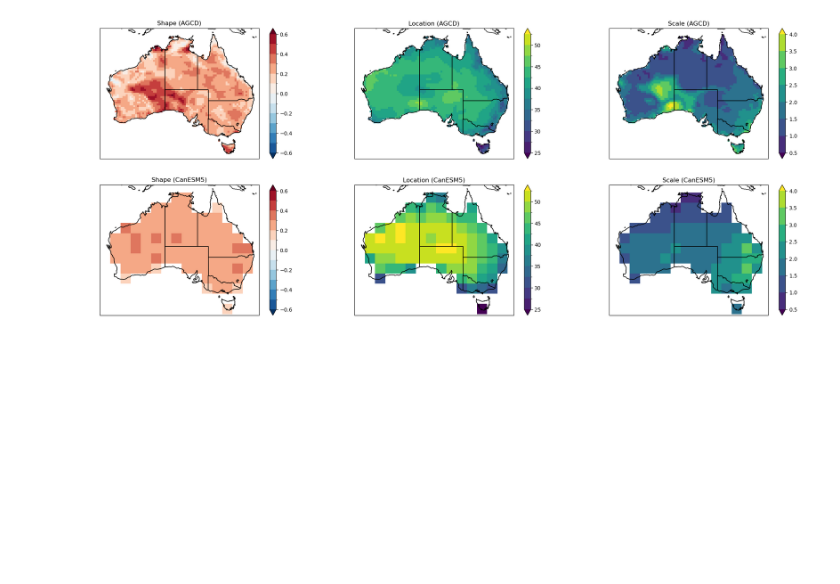
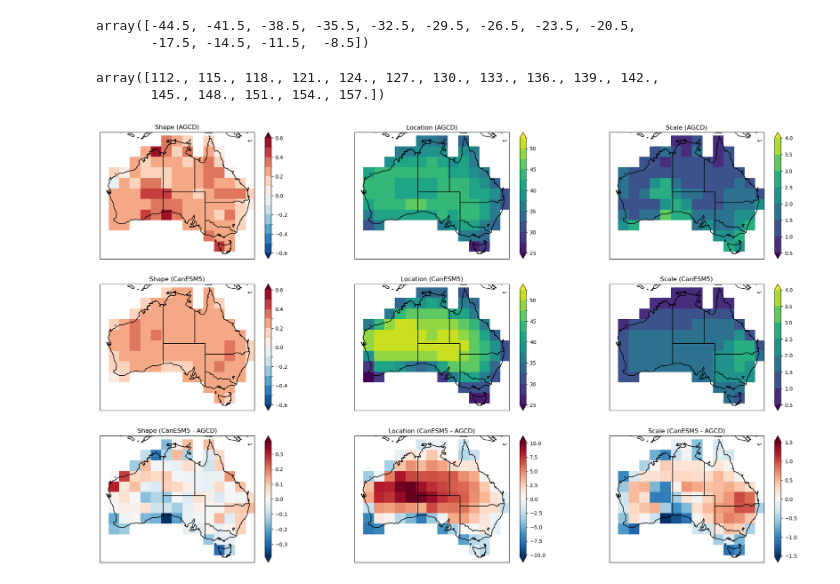
Before and after one commit to AusClimateService/unseen-projects, a Jupyter notebook: project-bias/gev_params.ipynb, the cells around one changed output. Cells and saved outputs as stored; diff of their text form; code cells hidden in the pictures; blank space fills up the shorter version.

Commit message:
Add regridded 3x3 TXx data

```diff
--- a/project-bias/gev_params.ipynb
+++ b/project-bias/gev_params.ipynb
@@ -48,22 +34,41 @@ da_obs = clip_data(ds_obs['tasmax'], shape)
+# %%
+da_obs = mask_ocean(ds_obs['tasmax'])
 # %%
 gev_obs = eva.fit_gev(da_obs)
 gev_obs = gev_obs.compute()
 # %%
-txx_model_file = '/Users/irv033/Desktop/txx_CanESM5-dcppA-hindcast_196101-201701_annual-jul-to-jun_aus.nc'
+#txx_model_file = '/Users/irv033/Desktop/txx_CanESM5-dcppA-hindcast_196101-201701_annual-jul-to-jun_aus.nc'
+txx_model_file = '/Users/irv033/Desktop/txx_CanESM5-dcppA-hindcast_196101-201701_annual-jul-to-jun_AUS300i.nc'
 ds_model = fileio.open_dataset(txx_model_file)
 ds_model_stacked = ds_model.dropna('lead_time').stack({'sample': ['ensemble', 'init_date', 'lead_time']})
-da_model = clip_data(ds_model_stacked['tasmax'], shape)
+# %%
+ds_model_stacked.lat.values
+# %% [output]
+array([-44.5, -41.5, -38.5, -35.5, -32.5, -29.5, -26.5, -23.5, -20.5,
+       -17.5, -14.5, -11.5,  -8.5])
+# %%
+ds_model_stacked.lon.values
+# %% [output]
+array([112., 115., 118., 121., 124., 127., 130., 133., 136., 139., 142.,
+       145., 148., 151., 154., 157.])
+# %%
+da_model = mask_ocean(ds_model_stacked['tasmax'])
 # %%
 gev_model = eva.fit_gev(da_model, core_dim='sample')
 gev_model = gev_model.compute()
+# %%
+gev_diff = gev_model - gev_obs
 # %%
-fig = plt.figure(figsize=[25, 10])
-ax1 = fig.add_subplot(231, projection=ccrs.PlateCarree())
-ax2 = fig.add_subplot(232, projection=ccrs.PlateCarree())
-ax3 = fig.add_subplot(233, projection=ccrs.PlateCarree())
-ax4 = fig.add_subplot(234, projection=ccrs.PlateCarree())
-ax5 = fig.add_subplot(235, projection=ccrs.PlateCarree())
-ax6 = fig.add_subplot(236, projection=ccrs.PlateCarree())
+fig = plt.figure(figsize=[25, 15])
+ax1 = fig.add_subplot(331, projection=ccrs.PlateCarree())
+ax2 = fig.add_subplot(332, projection=ccrs.PlateCarree())
+ax3 = fig.add_subplot(333, projection=ccrs.PlateCarree())
+ax4 = fig.add_subplot(334, projection=ccrs.PlateCarree())
+ax5 = fig.add_subplot(335, projection=ccrs.PlateCarree())
+ax6 = fig.add_subplot(336, projection=ccrs.PlateCarree())
+ax7 = fig.add_subplot(337, projection=ccrs.PlateCarree())
+ax8 = fig.add_subplot(338, projection=ccrs.PlateCarree())
+ax9 = fig.add_subplot(339, projection=ccrs.PlateCarree())
 
 shape_levels = [-0.6, -0.5, -0.4, -0.3, -0.2, -0.1, 0, 0.1, 0.2, 0.3, 0.4, 0.5, 0.6]
 shape_cmap = 'RdBu_r'
@@ -137,31 +142,66 @@ ax4.set_extent(map_extent, crs=ccrs.PlateCarree())
 im5 = gev_model.sel({'dparams': 'loc'}).plot(
     ax=ax5,
     transform=ccrs.PlateCarree(),
     cmap=loc_cmap,
     levels=loc_levels,
     extend='both',
 #    add_colorbar=False,
     cbar_kwargs={'label': ' '},
 )
 ax5.set_title("Location (CanESM5)")
 ax5.coastlines()
 ax5.add_feature(cartopy.feature.STATES)
 ax5.set_extent(map_extent, crs=ccrs.PlateCarree())
 
 im6 = gev_model.sel({'dparams': 'scale'}).plot(
     ax=ax6,
     transform=ccrs.PlateCarree(),
     cmap=scale_cmap,
     levels=scale_levels,
     extend='both',
 #    add_colorbar=False,
     cbar_kwargs={'label': ' '},
 )
 ax6.set_title("Scale (CanESM5)")
 ax6.coastlines()
 ax6.add_feature(cartopy.feature.STATES)
 ax6.set_extent(map_extent, crs=ccrs.PlateCarree())
 
+# Difference (model - obs)
+
+im7 = gev_diff.sel({'dparams': 'c'}).plot(
+    ax=ax7,
+    transform=ccrs.PlateCarree(),
+    extend='both',
+    cbar_kwargs={'label': ' '},
+)
+ax7.set_title("Shape (CanESM5 - AGCD)")
+ax7.coastlines()
+ax7.add_feature(cartopy.feature.STATES)
+ax7.set_extent(map_extent, crs=ccrs.PlateCarree())
+
+im8 = gev_diff.sel({'dparams': 'loc'}).plot(
+    ax=ax8,
+    transform=ccrs.PlateCarree(),
+    extend='both',
+    cbar_kwargs={'label': ' '},
+)
+ax8.set_title("Location (CanESM5 - AGCD)")
+ax8.coastlines()
+ax8.add_feature(cartopy.feature.STATES)
+ax8.set_extent(map_extent, crs=ccrs.PlateCarree())
+
+im9 = gev_diff.sel({'dparams': 'scale'}).plot(
+    ax=ax9,
+    transform=ccrs.PlateCarree(),
+    extend='both',
+    cbar_kwargs={'label': ' '},
+)
+ax9.set_title("Scale (CanESM5 - AGCD)")
+ax9.coastlines()
+ax9.add_feature(cartopy.feature.STATES)
+ax9.set_extent(map_extent, crs=ccrs.PlateCarree())
+
 plt.show()
 # %% [output]
-[figure, old version]
+[figure, new version]
```
Also changed, not shown: parts of 5 cells of this notebook, 2 other files.
